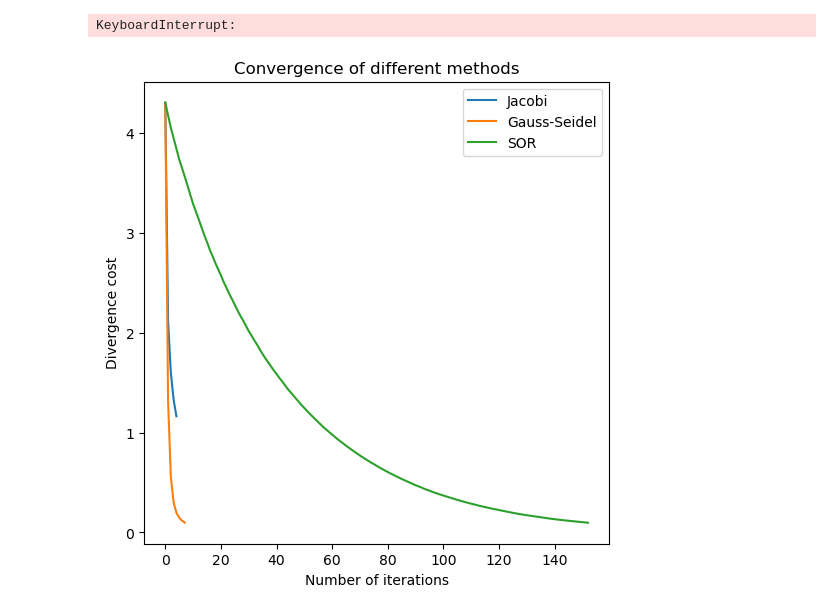
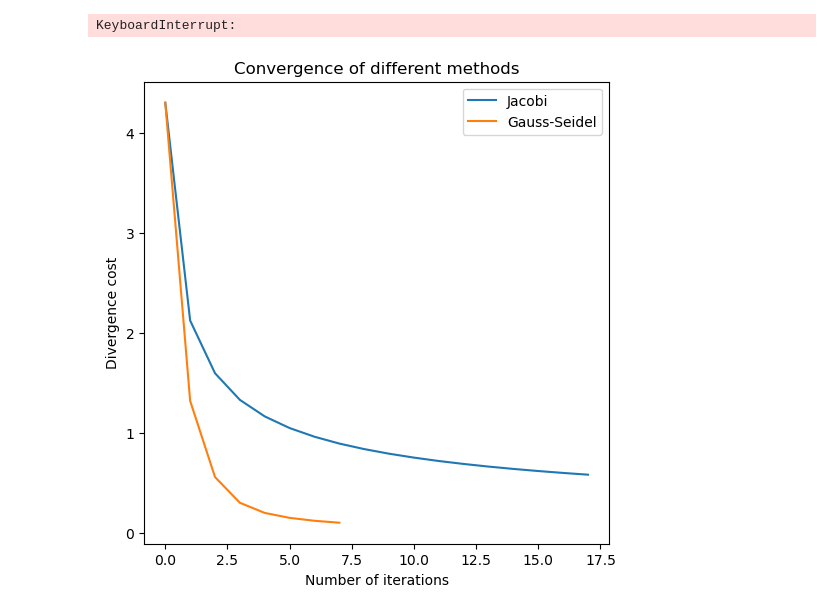
Before and after one commit to vapsik/Interactive_Fluid_Simulations, a Jupyter notebook: Prototypes/fluidsim-prototype_in_progress.ipynb, the cells around one changed output. Saved outputs shown, nothing was run; the diff lists cells and outputs as text; code cells hidden in the pictures.

```diff
--- a/Prototypes/fluidsim-prototype_in_progress.ipynb
+++ b/Prototypes/fluidsim-prototype_in_progress.ipynb
@@ -322,8 +327,8 @@ dt = 0.01 # seconds
 
 #N_x = N_y = 100 #
 #setting the discrete dimensions of the domain
-N_y1 = 250
-N_x1 = 150
+N_y1 = 100
+N_x1 = 100
 
 m_JacobiCFD = JacobiCFD(N_x1, N_y1, h, dt)
 m_GaussSeidelCFD = GaussSeidelCFD(N_x1, N_y1, h, dt)
@@ -656,12 +661,12 @@ divSOR = np.array(divSOR)
 # %%
 plt.figure(figsize=(6,6))
 plt.title("Convergence of different methods")
 plt.plot(divJ, label = "Jacobi")
 plt.plot(divGS, label = "Gauss-Seidel")
-plt.plot(divSOR, label = "SOR")
+#plt.plot(divSOR, label = "SOR")
 plt.ylabel("Divergence cost")
 plt.xlabel("Number of iterations")
 plt.legend()
 plt.show()
 # %% [output]
-[figure, old version]
+[figure, new version]
```
Also changed, not shown: parts of 2 cells of this notebook.
